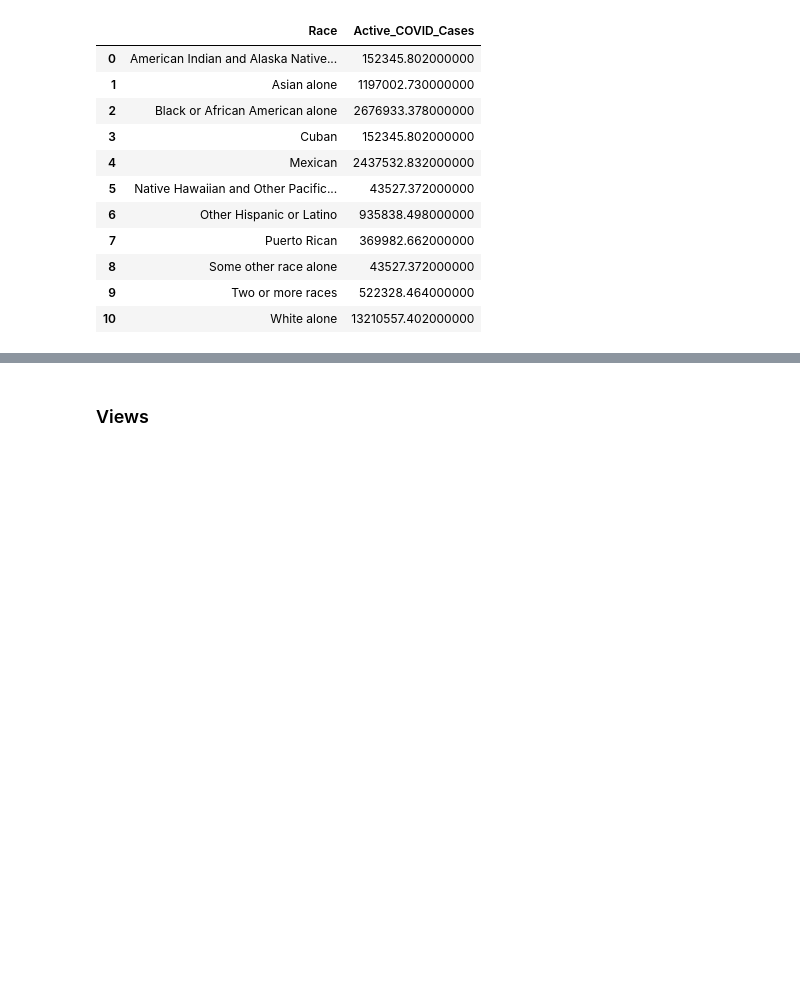
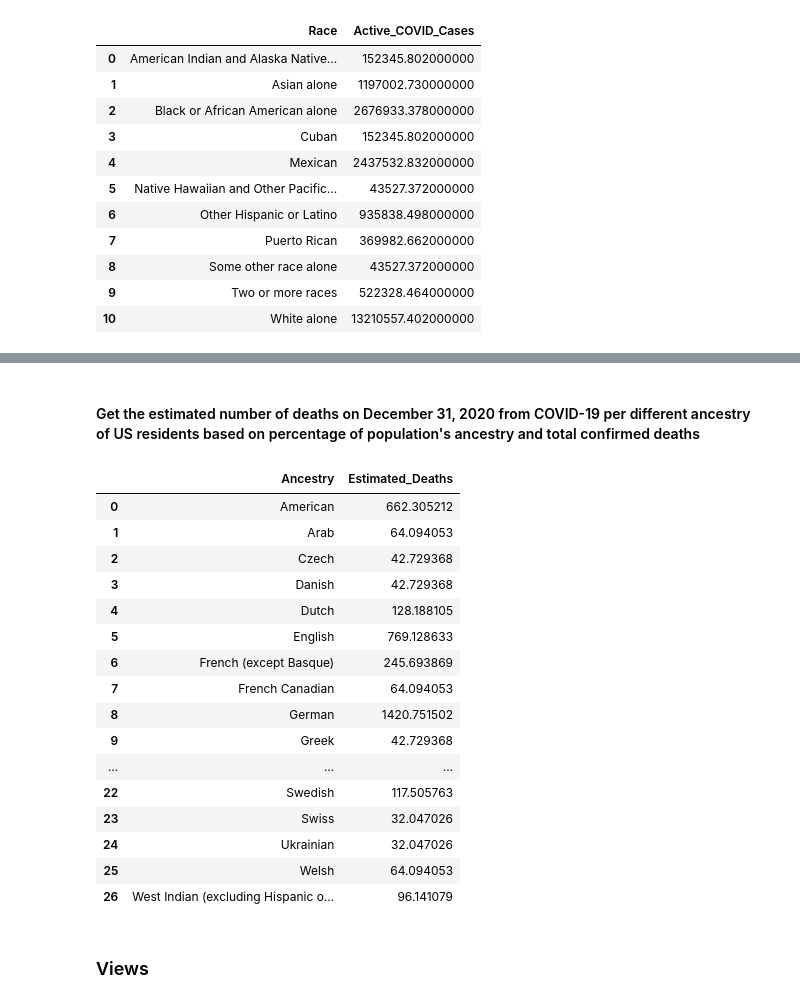
Before and after one commit to kimmisin/Elements-of-Databases, a Jupyter notebook: milestone2.ipynb, the cells around one changed output, grey strips where cells are left out. Cells and saved outputs as stored; diff of their text form; code cells hidden in the pictures; blank space fills up the shorter version.

```diff
--- a/milestone2.ipynb
+++ b/milestone2.ipynb
@@ -1769,3 +1803,34 @@ ORDER BY Race
+# %% [markdown]
+#### Get the estimated number of deaths on December 31, 2020 from COVID-19 per different ancestry of US residents based on percentage of population's ancestry and total confirmed deaths
+# %%
+%%bigquery
+SELECT s.label AS Ancestry, (s.percent)*
+                                        (SELECT AVG(deaths)
+                                        FROM datamart.cases AS c
+                                        JOIN datamart.locations AS l ON c.location_id=l.id
+                                        WHERE l.country='US' AND last_update between '2020-12-31' and '2020-12-31 23:59:59') AS Estimated_Deaths
+
+FROM datamart.social as s
+WHERE (subcategory = 'ancestry')
+ORDER BY Ancestry
+# %% [output]
+|  | Ancestry | Estimated_Deaths |
+| 0 | American | 662.305212 |
+| 1 | Arab | 64.094053 |
+| 2 | Czech | 42.729368 |
+| 3 | Danish | 42.729368 |
+| 4 | Dutch | 128.188105 |
+| 5 | English | 769.128633 |
+| 6 | French (except Basque) | 245.693869 |
+| 7 | French Canadian | 64.094053 |
+| 8 | German | 1420.751502 |
+| 9 | Greek | 42.729368 |
+| ... | ... | ... |
+| 22 | Swedish | 117.505763 |
+| 23 | Swiss | 32.047026 |
+| 24 | Ukrainian | 32.047026 |
+| 25 | Welsh | 64.094053 |
+| 26 | West Indian (excluding Hispanic o... | 96.141079 |
 # %% [markdown]
 ### Views
 # %% [markdown]
```
Also changed, not shown: parts of 4 cells of this notebook.
